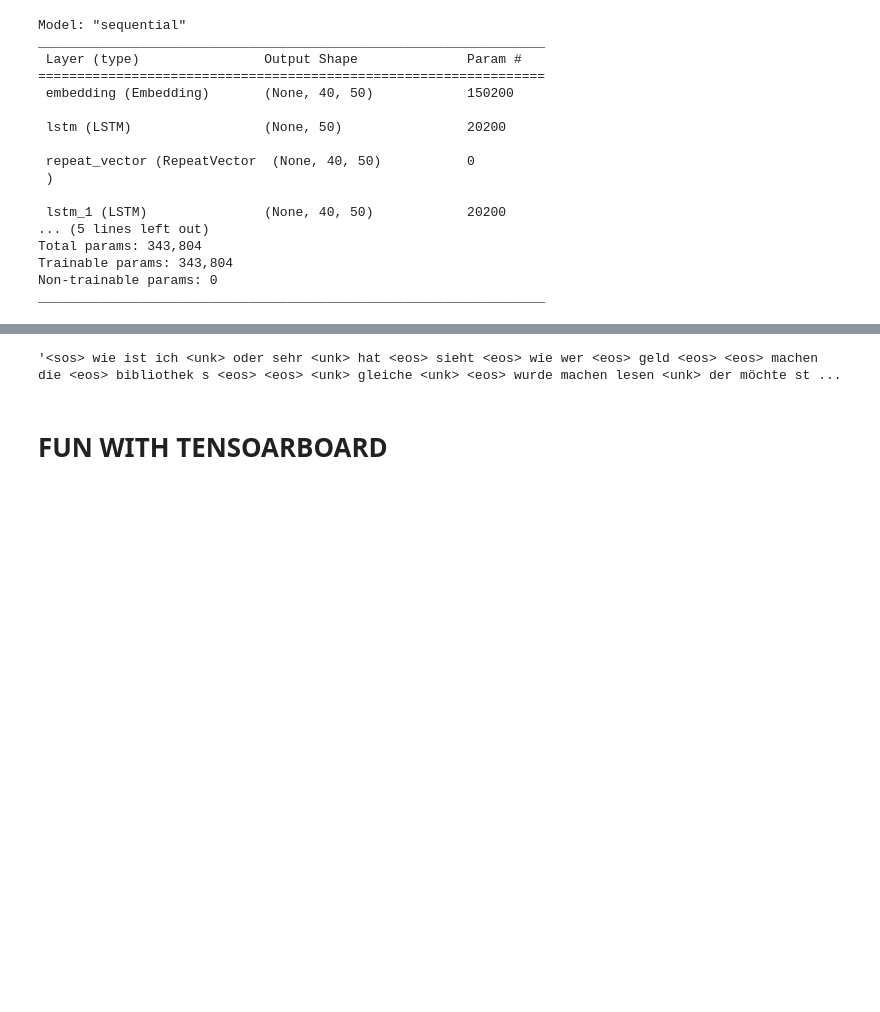
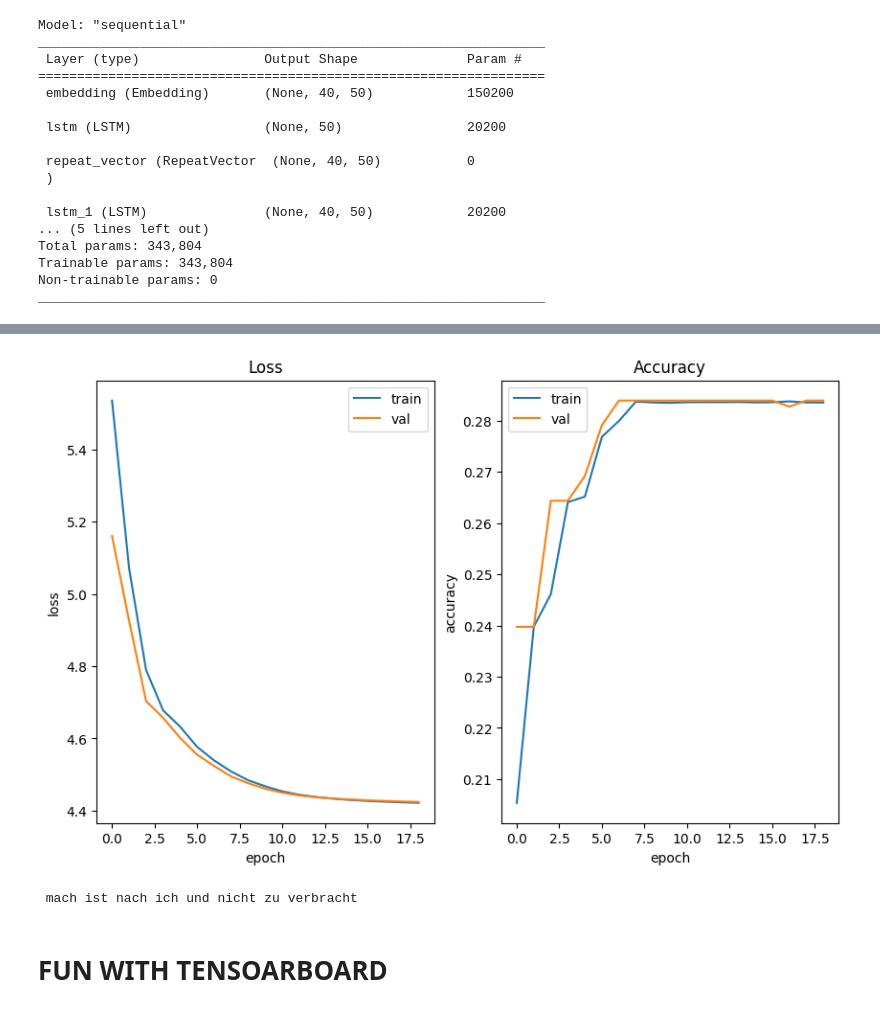
Before and after one commit to nomomon/NLP-course-project, a Jupyter notebook: notebook.ipynb, the cells around one changed output, grey strips where cells are left out. Cells and saved outputs as stored; diff of their text form; code cells hidden in the pictures; blank space fills up the shorter version.

```diff
--- a/notebook.ipynb
+++ b/notebook.ipynb
@@ -291,7 +291,7 @@ Trainable params: 343,804
 Non-trainable params: 0
 _________________________________________________________________
 # %%
-early_stopping = tf.keras.callbacks.EarlyStopping(monitor='loss', patience=3, min_delta=0.01)
+early_stopping = tf.keras.callbacks.EarlyStopping(monitor='val_loss', patience=3, min_delta=0.01, start_from_epoch=20)
 
 # train model
 history = model.fit(trainX, trainY,
@@ -314,27 +309,29 @@ Epoch 6/100
 # %%
-fig, axs = plt.subplots(nrows=1, ncols=2)
+fig, axs = plt.subplots(nrows=1, ncols=2, figsize=(10, 6))
 axs[0].plot(history.history['loss'])
 axs[0].plot(history.history['val_loss'])
-axs[0].title('Loss')
-axs[0].ylabel('loss')
-axs[0].xlabel('epoch')
+axs[0].set_title('Loss')
+axs[0].set_ylabel('loss')
+axs[0].set_xlabel('epoch')
 axs[0].legend(['train', 'val'], loc='upper right')
 
 axs[1].plot(history.history['masked_sparse_accuracy'])
 axs[1].plot(history.history['val_masked_sparse_accuracy'])
-axs[1].title('Accuracy')
-axs[1].ylabel('accuracy')
-axs[1].xlabel('epoch')
-axs[1].legend(['train', 'val'], loc='upper right')
+axs[1].set_title('Accuracy')
+axs[1].set_ylabel('accuracy')
+axs[1].set_xlabel('epoch')
+axs[1].legend(['train', 'val'], loc='upper left')
 
 plt.show()
+# %% [output]
+[figure, added]
 # %%
-text = "go" #@param {type:"string"}
-sample = False #@param {type:"boolean"}
+text = "they couldn t have answered very much" #@param {type:"string"}
+sample = True #@param {type:"boolean"}
 
 def translate_en_ge(text):
     seq = encode_sequences(eng_tokenizer, en_length, [text])
-    probs = model.predict(seq, vebose=0)[0]
+    probs = model.predict(seq, verbose=0)[0]
 
     ind = [
         np.random.choice(len(ger_tokenizer.vocab), p=prob)
@@ -348,10 +345,12 @@ def translate_en_ge(text):
     return sentence
 
 translation = translate_en_ge(text)
+translation = translation.split("<sos>")[1]
+translation = translation.split("<eos>")[0]
+
+print(translation)
+# %% [output]
+ mach ist nach ich und nicht zu verbracht
-# %%
-translation
-# %% [output]
-'<sos> wie ist ich <unk> oder sehr <unk> hat <eos> sieht <eos> wie wer <eos> geld <eos> <eos> machen die <eos> bibliothek s <eos> <eos> <unk> gleiche <unk> <eos> wurde machen lesen <unk> der möchte st ...
 # %% [markdown]
 # FUN WITH TENSOARBOARD
 # %%
```
Also changed, not shown: parts of 2 cells of this notebook.
